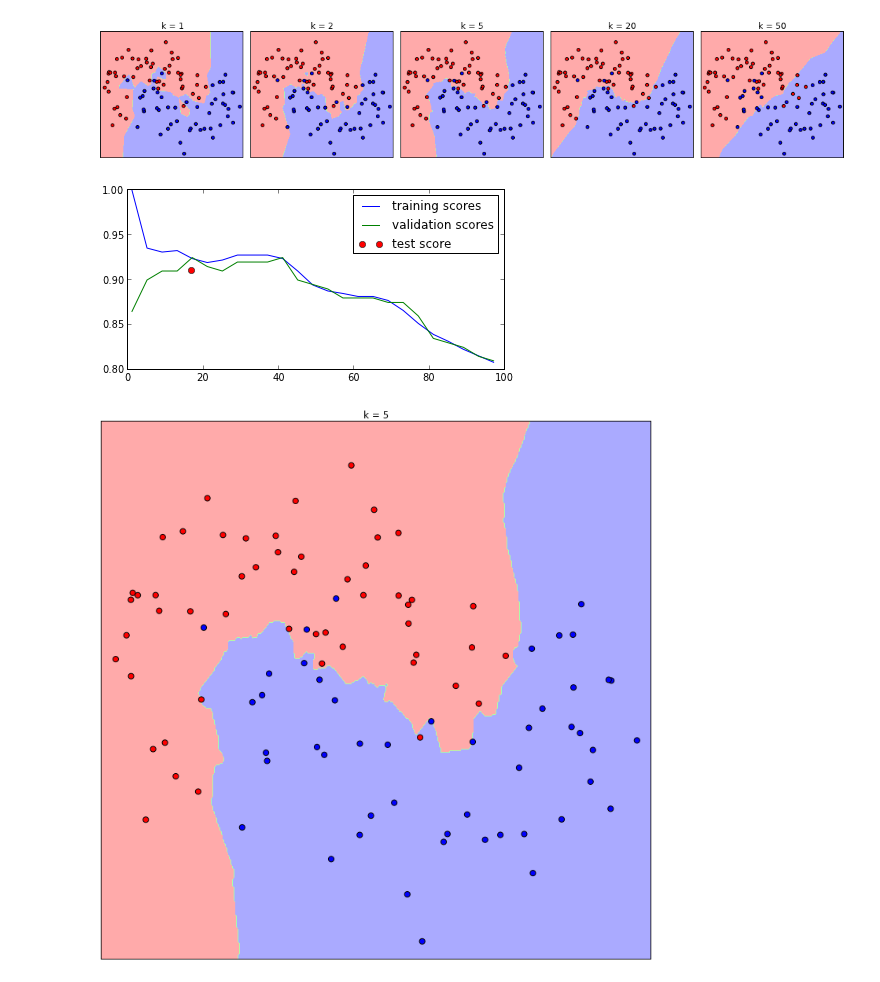
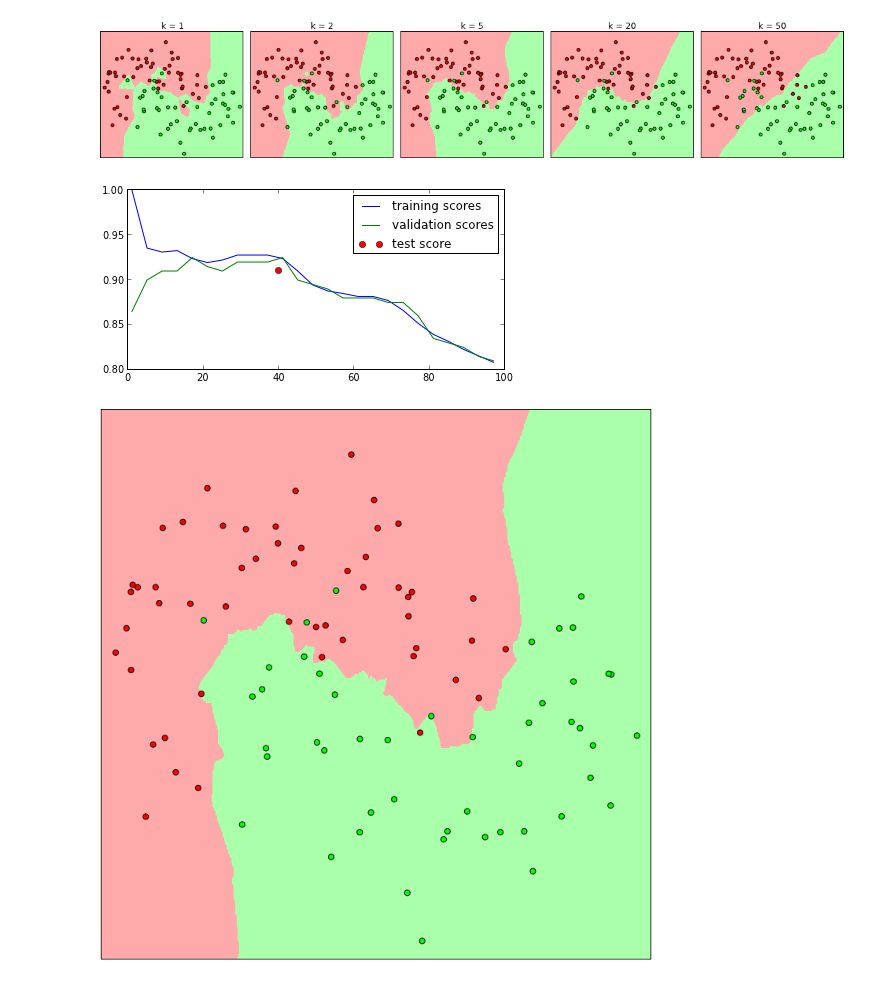
Before and after one commit to temporaer/tutorial_ml_gkbionics, a Jupyter notebook: synthetic knn.ipynb, the cells around one changed output. Saved outputs shown, nothing was run; the diff lists cells and outputs as text; code cells hidden in the pictures.

Commit message:
Make colors consistent, make right angle look like a right angle.

```diff
--- a/synthetic knn.ipynb
+++ b/synthetic knn.ipynb
@@ -3,8 +3,8 @@ from sklearn import datasets
 from sklearn.neighbors import KNeighborsClassifier
 from matplotlib.colors import ListedColormap
 # %%
-cmap_light = ListedColormap(['#FFAAAA', '#AAFFAA', '#AAAAFF'])
-cmap_bold = ListedColormap(['#FF0000', '#00FF00', '#0000FF'])
+cmap_light = ListedColormap(['#FFAAAA', '#AAFFAA'])
+cmap_bold = ListedColormap(['#FF0000', '#00FF00'])
 
 h = .01  # step size in the mesh
 
@@ -57,7 +57,7 @@ for ax, k in zip(axes, n_neighbors):
 plt.tight_layout()
 plt.savefig("presentation/knn-pics/two_moons_varying_k.pdf")
 # %% [output]
-[figure, old version]
+[figure, new version]
 # %%
 from sklearn.neighbors import KNeighborsClassifier
 from sklearn.cross_validation import StratifiedKFold
@@ -84,7 +84,7 @@ plt.savefig("presentation/knn-pics/two_moons_cross_validation_1.pdf")
 plt.plot(ks, test_scores, label="validation scores")
 plt.legend(loc="best")
 plt.savefig("presentation/knn-pics/two_moons_cross_validation_2.pdf")
-best_k = ks[np.argmax(test_scores)]
+best_k = 40
 knn = KNeighborsClassifier(n_neighbors=best_k)
 knn.fit(X, y)
 X_, y_ = datasets.make_moons(noise=.3, n_samples=200, random_state=2)
@@ -92,29 +92,29 @@ plt.plot(best_k, knn.score(X_, y_), 'o', label="test score")
 plt.legend(loc="best")
 plt.savefig("presentation/knn-pics/two_moons_cross_validation_3.pdf")
 # %% [output]
-[figure, old version]
+[figure, new version]
 # %%
 plt.figsize(10, 10)
 ax = plt.gca()
 if True:
     clf = KNeighborsClassifier(n_neighbors=5)
     clf.fit(X_train, y_train)
 
 
     Z = clf.predict(np.c_[xx.ravel(), yy.ravel()])
 
     # Put the result into a color plot
     Z = Z.reshape(xx.shape)
     ax.contourf(xx, yy, Z, cmap=cmap_light)
 
     # Plot also the training points
     ax.scatter(X_train[:, 0], X_train[:, 1], c=y_train, cmap=cmap_bold, s=50)
     ax.set_xticks(())
     ax.set_yticks(())
     ax.set_xlim(x_min, x_max)
     ax.set_ylim(y_min, y_max)
-    ax.set_title("k = %d" % 5)
+    #ax.set_title("k = %d" % 5)
 plt.tight_layout()
 plt.savefig("presentation/knn-pics/two_moons_k=5.pdf")
 # %% [output]
-[figure, old version]
+[figure, new version]
```
Also changed, not shown: parts of 1 cell of this notebook, 15 other files.
